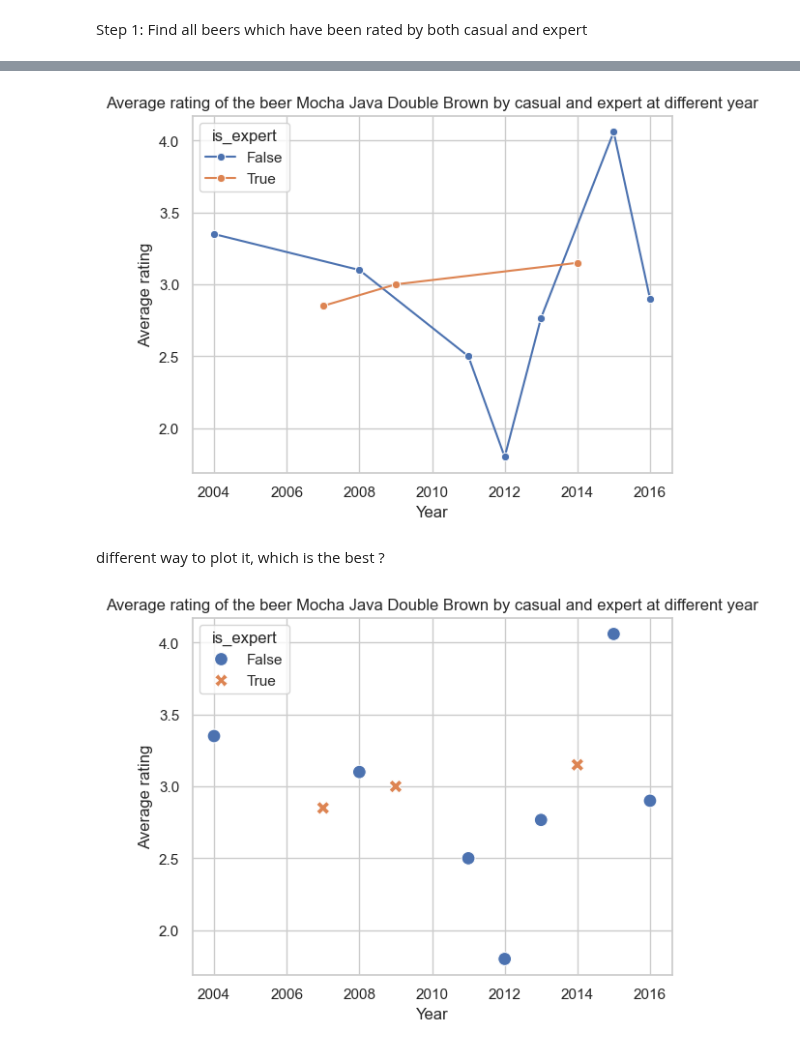
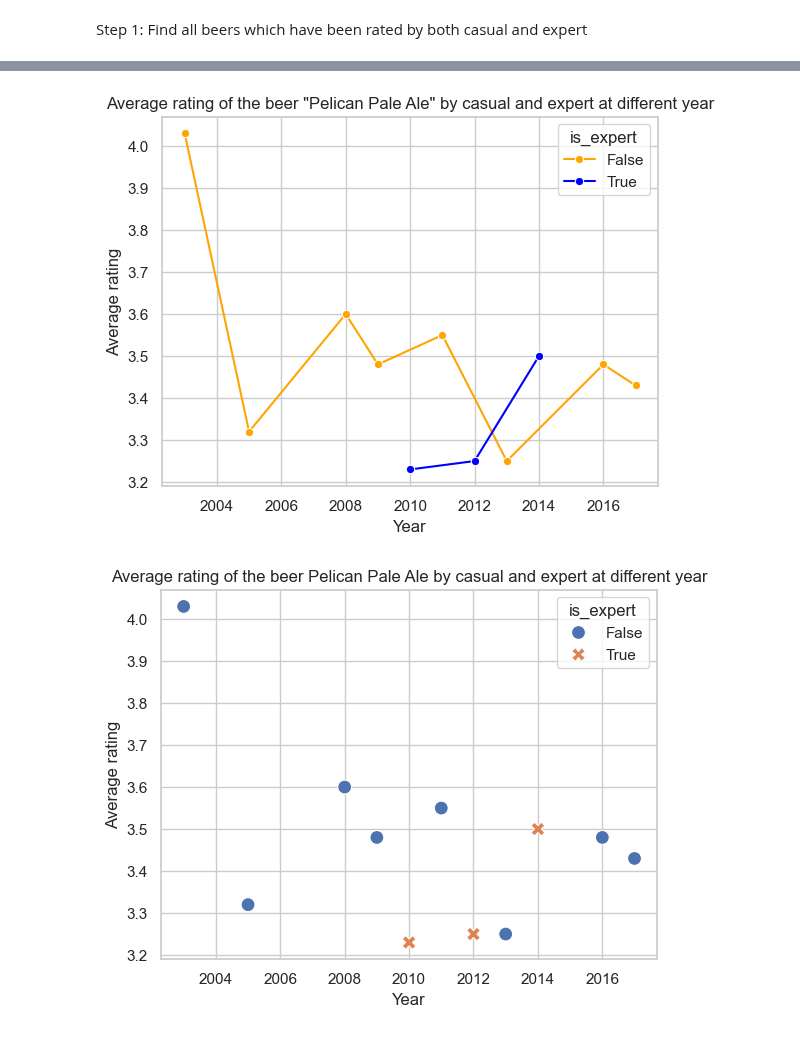
Before and after one commit to epfl-ada/ada-2023-project-remontada, a Jupyter notebook: code/main_yannis.ipynb, the cells around one changed output, grey strips where cells are left out. Saved outputs shown, nothing was run; the diff lists cells and outputs as text; code cells hidden in the pictures.

Commit message:
add clean file to copy in the main jupyter notebook + change the plot about the beer which is rated by casual and expert at strictly different years

```diff
--- a/code/main_yannis.ipynb
+++ b/code/main_yannis.ipynb
@@ -407,0 +275,13 @@ Plot rating of beer 'Mocha Java Double Brown' and 'DirtWolf' by casual and exper
+# %%
+# Search for all beers which have been rated by casual and expert in a same year
+# Group by 'beer_id', 'year', and 'is_expert' and count the occurrences
+grouped_df = beer_rated_by_expert_casual.groupby(['beer_id', 'year', 'is_expert']).size().reset_index(name='count')
+
+# Filter the DataFrame based on the conditions
+filtered_df = grouped_df[(grouped_df['count'] > 1) & ((grouped_df['is_expert'] == True) | (grouped_df['is_expert'] == False))]
+
+# Extract unique 'beer_id' values and convert them to a list
+beer_ids_to_remove = filtered_df['beer_id'].unique().tolist()
+
+# Display the list of 'beer_id'
+print(len(beer_ids_to_remove))
@@ -407,0 +290,4 @@ Plot rating of beer 'Mocha Java Double Brown' and 'DirtWolf' by casual and exper
+# %%
+# Remove this beer
+beer_rated_by_expert_casual_different_year = beer_rated_by_expert_casual_filtered[~beer_rated_by_expert_casual_filtered['beer_id'].isin(beer_ids_to_remove)]
+beer_rated_by_expert_casual_different_year
@@ -407,0 +308,8 @@ Plot rating of beer 'Mocha Java Double Brown' and 'DirtWolf' by casual and exper
+# %%
+# Group by 'beer_id' and count the unique number of years
+beer_years_count = beer_rated_by_expert_casual_different_year.groupby('beer_id')['year'].nunique()
+
+# Find the beer_id with the maximum number of unique years
+most_rated_beer_id = beer_years_count.idxmax()
+
+beer_rated_by_expert_casual_different_year[beer_rated_by_expert_casual_different_year['beer_id'] == most_rated_beer_id]
@@ -408,3 +339,3 @@ Plot rating of beer 'Mocha Java Double Brown' and 'DirtWolf' by casual and exper
 # %%
-df_max_expert_beer = result_expert_casual_filtered[result_expert_casual_filtered['beer_id'] == max_expert_beer].groupby(['year', 'is_expert'])['rating'].mean().reset_index()
-df_max_expert_beer
+df_most_rated_beer = beer_rated_by_expert_casual_different_year[beer_rated_by_expert_casual_different_year['beer_id'] == most_rated_beer_id].groupby(['year', 'is_expert'])['rating'].mean().reset_index()
+df_most_rated_beer.sort_values(by='year', inplace=True)
@@ -423,20 +342,19 @@ df_max_expert_beer
 # %%
 sns.set(style="whitegrid")
-sns.lineplot(data=df_max_expert_beer, x='year', y='rating', hue='is_expert', marker='o')
+palette = {True: 'blue', False: 'orange'}
+sns.lineplot(data=df_most_rated_beer, x='year', y='rating', hue='is_expert', palette=palette, marker='o')
 plt.xlabel('Year')
 plt.ylabel('Average rating')
-plt.title(f'Average rating of the beer {max_expert_beer_name} by casual and expert at different year')
+plt.title(f'Average rating of the beer "{most_rated_beer_name}" by casual and expert at different year')
 plt.show()
 # %% [output]
-[figure, old version]
+[figure, new version]
-# %% [markdown]
-different way to plot it, which is the best ?
 # %%
 sns.set(style="whitegrid")
-sns.scatterplot(data=df_max_expert_beer, x='year', y='rating', hue='is_expert', style='is_expert', s=100)
+sns.scatterplot(data=df_most_rated_beer, x='year', y='rating', hue='is_expert', style='is_expert', s=100)
 plt.xlabel('Year')
 plt.ylabel('Average rating')
-plt.title(f'Average rating of the beer {max_expert_beer_name} by casual and expert at different year')
+plt.title(f'Average rating of the beer {most_rated_beer_name} by casual and expert at different year')
 plt.show()
 # %% [output]
-[figure, old version]
+[figure, new version]
```
Also changed, not shown: parts of 35 cells of this notebook, 1 other file.
